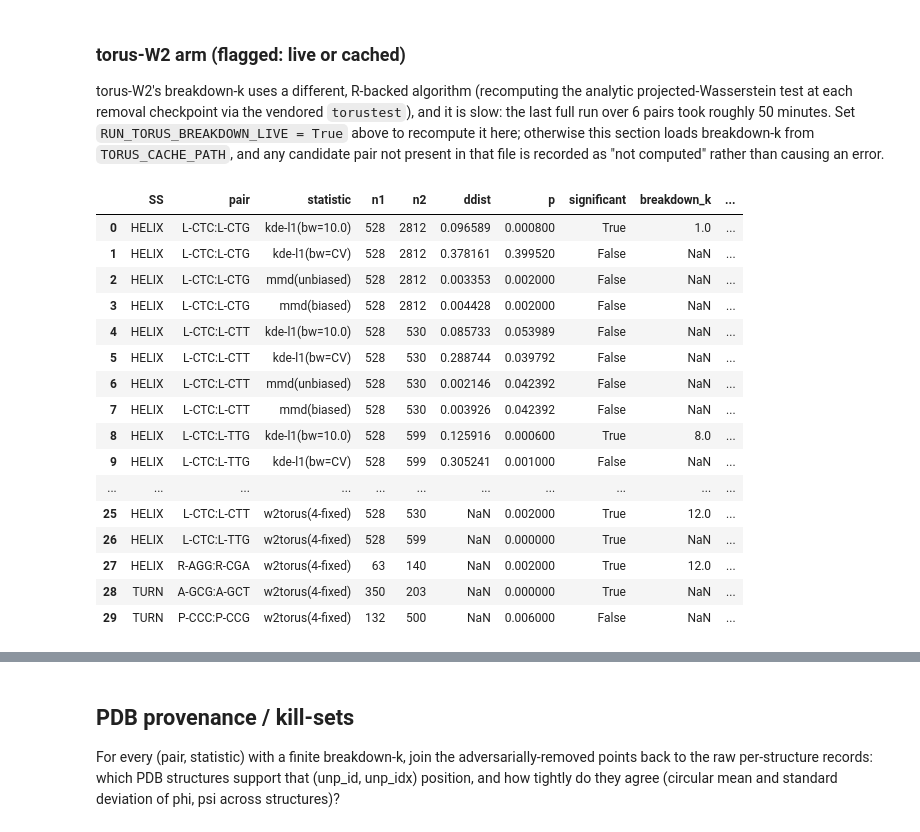
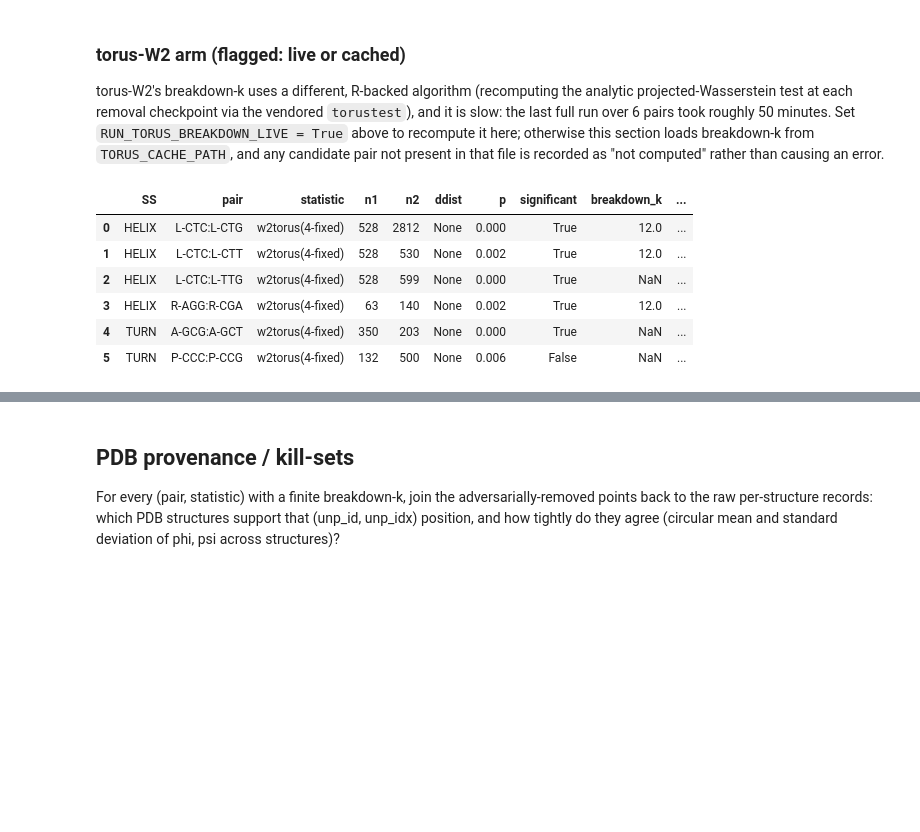
Before and after one commit to vistalab-technion/pp5, a Jupyter notebook: notebooks/pnas2026/robustness-figures.ipynb, the cells around one changed output, grey strips where cells are left out. Drawn from its saved outputs; the diff is of its cells as text; code cells hidden in the pictures; blank space fills up the shorter version.

```diff
--- a/notebooks/pnas2026/robustness-figures.ipynb
+++ b/notebooks/pnas2026/robustness-figures.ipynb
@@ -446,0 +537,10 @@ pd.DataFrame(breakdown_rows)
+# %%
+ARM = "mmd(unbiased)"
+if ARM in FAST_ARMS:
+    df_mmd_unbiased = compute_breakdown_for_arm(ARM)
+    breakdown_rows.extend(df_mmd_unbiased.to_dict("records"))
+    df_mmd_unbiased.to_csv(OUT_DIR / "breakdown_mmd_unbiased.csv", index=False)
+else:
+    df_mmd_unbiased = pd.DataFrame()
+    print(f"{ARM!r} not in FAST_ARMS -- skipping (no CSV written)")
+df_mmd_unbiased
@@ -446,0 +557,10 @@ pd.DataFrame(breakdown_rows)
+# %%
+ARM = "mmd(biased)"
+if ARM in FAST_ARMS:
+    df_mmd_biased = compute_breakdown_for_arm(ARM)
+    breakdown_rows.extend(df_mmd_biased.to_dict("records"))
+    df_mmd_biased.to_csv(OUT_DIR / "breakdown_mmd_biased.csv", index=False)
+else:
+    df_mmd_biased = pd.DataFrame()
+    print(f"{ARM!r} not in FAST_ARMS -- skipping (no CSV written)")
+df_mmd_biased
@@ -454,11 +577,13 @@ is slow: the last full run over 6 pairs took roughly 50 minutes. Set `RUN_TORUS_
 `TORUS_CACHE_PATH`, and any candidate pair not present in that file is recorded as
 "not computed" rather than causing an error.
 # %%
+torus_rows = []
+
 if RUN_TORUS_BREAKDOWN_LIVE:
     sys.path.insert(0, str(Path("../../scripts/pnas2026").resolve()))
     from robustness_torus import breakdown_torus, torus_pval
 
-    for ss, pair in candidate_pairs:
+    for ss, pair in tqdm(candidate_pairs, desc="w2torus(4-fixed)"):
         codon1, codon2 = pair.split(":")
         X, keys1 = codon_angles(df_dataset, ss, codon1)
         Y, keys2 = codon_angles(df_dataset, ss, codon2)
@@ -466,7 +591,8 @@ if RUN_TORUS_BREAKDOWN_LIVE:
         k_grid = k_grid_for(min(n1, n2))
 
         arm_row = real_rejections[
-            (real_rejections["stat_test"] == "w2torus(4-fixed)") & (real_rejections["SS"] == ss)
+            (real_rejections["stat_test"] == "w2torus(4-fixed)")
+            & (real_rejections["SS"] == ss)
         ]
         assert len(arm_row) == 1
         thresh = float(arm_row["bh_pvalue_threshold"].iloc[0])
@@ -500,11 +626,17 @@ if RUN_TORUS_BREAKDOWN_LIVE:
             rows, breakdown_k, removed_log = breakdown_torus(X, Y, thresh, k_grid)
             p_trajectories[(ss, pair, "w2torus(4-fixed)")] = rows
             removed_logs[(ss, pair, "w2torus(4-fixed)")] = dict(
-                removed_log=removed_log, keys1=keys1, keys2=keys2, codon1=codon1, codon2=codon2
+                removed_log=removed_log,
+                keys1=keys1,
+                keys2=keys2,
+                codon1=codon1,
+                codon2=codon2,
             )
 
             aa_ss_ctrl = null_control_summary(
-                gen_aa_ss_control_replicates(df_dataset, ss, codon1, codon2, N_CONTROL_REPLICATES, SEED),
+                gen_aa_ss_control_replicates(
+                    df_dataset, ss, codon1, codon2, N_CONTROL_REPLICATES, SEED
+                ),
                 pval_fn=torus_pval,
                 breakdown_fn=breakdown_torus,
                 thresh=thresh,
@@ -520,7 +652,9 @@ if RUN_TORUS_BREAKDOWN_LIVE:
 
             row.update(
                 breakdown_k=breakdown_k,
-                breakdown_pct=(breakdown_k / min(n1, n2) * 100) if breakdown_k else None,
+                breakdown_pct=(breakdown_k / min(n1, n2) * 100)
+                if breakdown_k
+                else None,
                 aass_frac_sig=aa_ss_ctrl["frac_sig"],
                 aass_bk_median=aa_ss_ctrl["bk_median"],
                 aass_bk_max=aa_ss_ctrl["bk_max"],
@@ -531,10 +665,12 @@ if RUN_TORUS_BREAKDOWN_LIVE:
                 pooled_min_p0=pooled_ctrl["min_p0"],
             )
 
-        breakdown_rows.append(row)
+        torus_rows.append(row)
 else:
-    cached = pd.read_csv(TORUS_CACHE_PATH) if TORUS_CACHE_PATH.is_file() else pd.DataFrame()
-    for ss, pair in candidate_pairs:
+    cached = (
+        pd.read_csv(TORUS_CACHE_PATH) if TORUS_CACHE_PATH.is_file() else pd.DataFrame()
+    )
+    for ss, pair in tqdm(candidate_pairs, desc="w2torus(4-fixed) [cached]"):
         cached_row = (
             cached[(cached.get("SS") == ss) & (cached.get("pair") == pair)]
             if len(cached)
@@ -554,7 +690,9 @@ else:
                 p=float(r["torus_p"]),
                 significant=bool(r["torus_sig"]),
                 breakdown_k=breakdown_k,
-                breakdown_pct=(breakdown_k / min(n1, n2) * 100) if breakdown_k else None,
+                breakdown_pct=(breakdown_k / min(n1, n2) * 100)
+                if breakdown_k
+                else None,
                 aass_frac_sig=r.get("aass_frac_sig"),
                 aass_bk_median=None,
                 aass_bk_max=None,
@@ -563,49 +701,41 @@ else:
                 pooled_bk_median=None,
                 pooled_bk_max=None,
                 pooled_min_p0=r.get("pooled_min_p0"),
                 source=f"cached ({TORUS_CACHE_PATH.name})",
             )
         else:
             row = dict(
                 SS=ss,
                 pair=pair,
                 statistic="w2torus(4-fixed)",
                 n1=None,
                 n2=None,
                 ddist=None,
                 p=None,
                 significant=None,
                 breakdown_k=None,
                 breakdown_pct=None,
                 aass_frac_sig=None,
                 aass_bk_median=None,
                 aass_bk_max=None,
                 aass_min_p0=None,
                 pooled_frac_sig=None,
                 pooled_bk_median=None,
                 pooled_bk_max=None,
                 pooled_min_p0=None,
                 source="not computed -- set RUN_TORUS_BREAKDOWN_LIVE=True or rerun robustness_torus.py",
             )
-        breakdown_rows.append(row)
+        torus_rows.append(row)
 
-df_breakdown_all = pd.DataFrame(breakdown_rows)
-df_breakdown_all
+df_torus = pd.DataFrame(torus_rows)
+breakdown_rows.extend(torus_rows)
+df_torus.to_csv(OUT_DIR / "breakdown_torus.csv", index=False)
+df_torus
 # %% [output]
 |  | SS | pair | statistic | n1 | n2 | ddist | p | significant | breakdown_k | ... |
-| 0 | HELIX | L-CTC:L-CTG | kde-l1(bw=10.0) | 528 | 2812 | 0.096589 | 0.000800 | True | 1.0 | ... |
-| 1 | HELIX | L-CTC:L-CTG | kde-l1(bw=CV) | 528 | 2812 | 0.378161 | 0.399520 | False | NaN | ... |
-| 2 | HELIX | L-CTC:L-CTG | mmd(unbiased) | 528 | 2812 | 0.003353 | 0.002000 | False | NaN | ... |
-| 3 | HELIX | L-CTC:L-CTG | mmd(biased) | 528 | 2812 | 0.004428 | 0.002000 | False | NaN | ... |
-| 4 | HELIX | L-CTC:L-CTT | kde-l1(bw=10.0) | 528 | 530 | 0.085733 | 0.053989 | False | NaN | ... |
-| 5 | HELIX | L-CTC:L-CTT | kde-l1(bw=CV) | 528 | 530 | 0.288744 | 0.039792 | False | NaN | ... |
-| 6 | HELIX | L-CTC:L-CTT | mmd(unbiased) | 528 | 530 | 0.002146 | 0.042392 | False | NaN | ... |
-| 7 | HELIX | L-CTC:L-CTT | mmd(biased) | 528 | 530 | 0.003926 | 0.042392 | False | NaN | ... |
-| 8 | HELIX | L-CTC:L-TTG | kde-l1(bw=10.0) | 528 | 599 | 0.125916 | 0.000600 | True | 8.0 | ... |
-| 9 | HELIX | L-CTC:L-TTG | kde-l1(bw=CV) | 528 | 599 | 0.305241 | 0.001000 | False | NaN | ... |
-| ... | ... | ... | ... | ... | ... | ... | ... | ... | ... | ... |
-| 25 | HELIX | L-CTC:L-CTT | w2torus(4-fixed) | 528 | 530 | NaN | 0.002000 | True | 12.0 | ... |
-| 26 | HELIX | L-CTC:L-TTG | w2torus(4-fixed) | 528 | 599 | NaN | 0.000000 | True | NaN | ... |
-| 27 | HELIX | R-AGG:R-CGA | w2torus(4-fixed) | 63 | 140 | NaN | 0.002000 | True | 12.0 | ... |
-| 28 | TURN | A-GCG:A-GCT | w2torus(4-fixed) | 350 | 203 | NaN | 0.000000 | True | NaN | ... |
-| 29 | TURN | P-CCC:P-CCG | w2torus(4-fixed) | 132 | 500 | NaN | 0.006000 | False | NaN | ... |
+| 0 | HELIX | L-CTC:L-CTG | w2torus(4-fixed) | 528 | 2812 | None | 0.000 | True | 12.0 | ... |
+| 1 | HELIX | L-CTC:L-CTT | w2torus(4-fixed) | 528 | 530 | None | 0.002 | True | 12.0 | ... |
+| 2 | HELIX | L-CTC:L-TTG | w2torus(4-fixed) | 528 | 599 | None | 0.000 | True | NaN | ... |
+| 3 | HELIX | R-AGG:R-CGA | w2torus(4-fixed) | 63 | 140 | None | 0.002 | True | 12.0 | ... |
+| 4 | TURN | A-GCG:A-GCT | w2torus(4-fixed) | 350 | 203 | None | 0.000 | True | NaN | ... |
+| 5 | TURN | P-CCC:P-CCG | w2torus(4-fixed) | 132 | 500 | None | 0.006 | False | NaN | ... |
```
Also changed, not shown: parts of 33 cells of this notebook.
